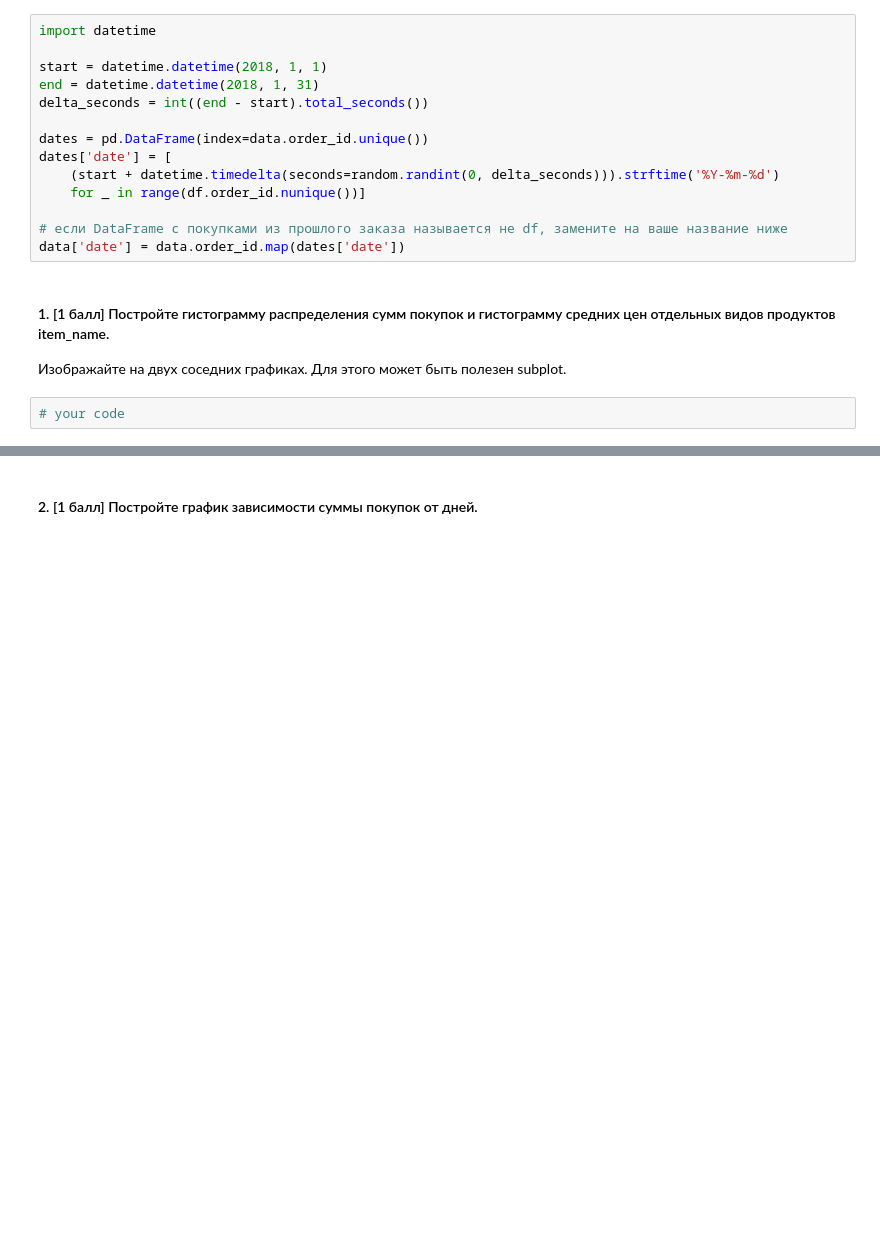
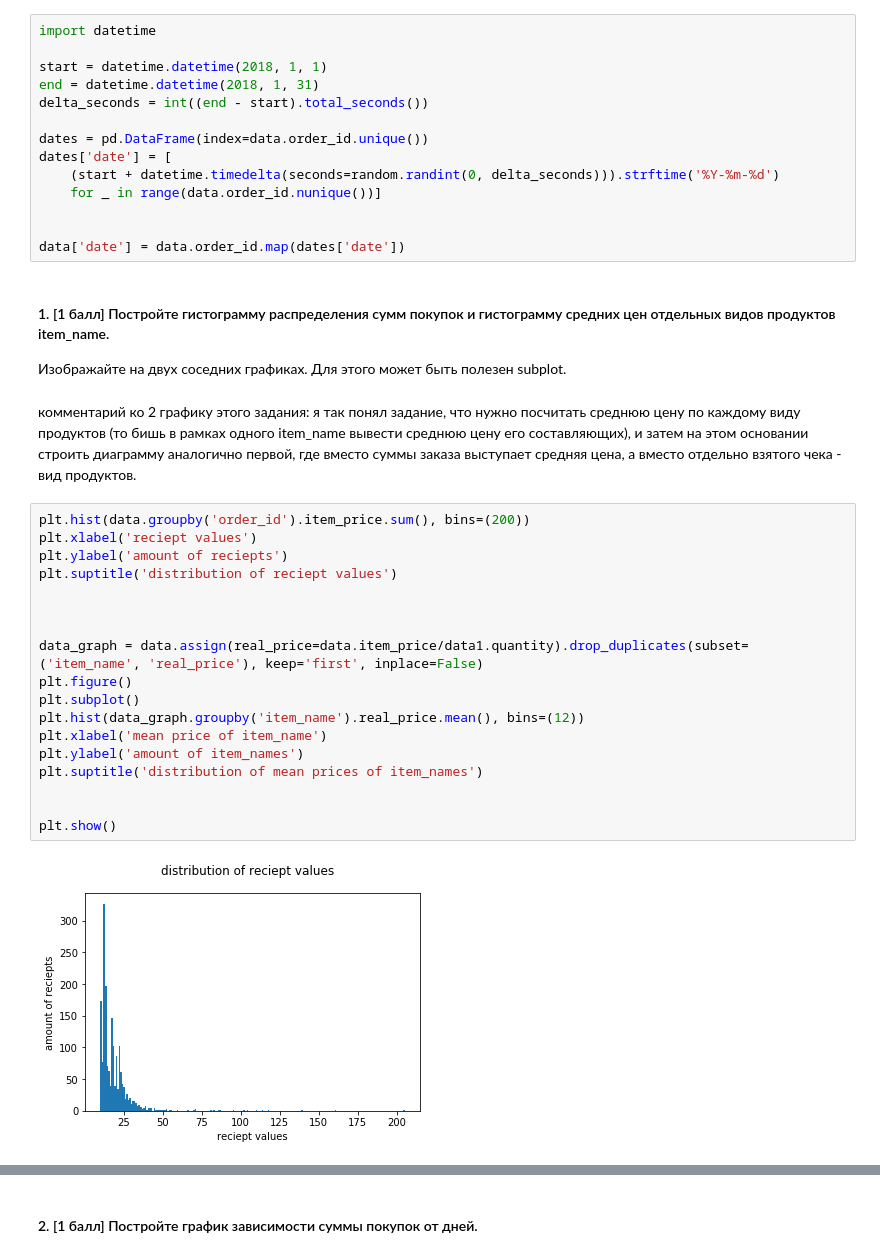
Before and after one commit to hse-mlearn/ha-01-vsukhomlin, a Jupyter notebook: GitHub-checkpoint.ipynb, the cells around one changed output, grey strips where cells are left out. Drawn from its saved outputs; the diff is of its cells as text; blank space fills up the shorter version.

```diff
--- a/GitHub-checkpoint.ipynb
+++ b/GitHub-checkpoint.ipynb
@@ -317,13 +317,33 @@ delta_seconds = int((end - start).total_seconds())
 dates = pd.DataFrame(index=data.order_id.unique())
 dates['date'] = [
     (start + datetime.timedelta(seconds=random.randint(0, delta_seconds))).strftime('%Y-%m-%d')
-    for _ in range(df.order_id.nunique())]
+    for _ in range(data.order_id.nunique())]
 
-# если DataFrame с покупками из прошлого заказа называется не df, замените на ваше название ниже
+
 data['date'] = data.order_id.map(dates['date'])
 # %% [markdown]
 #### 1. [1 балл] Постройте гистограмму распределения сумм покупок и гистограмму средних цен отдельных видов продуктов item_name.
 
 Изображайте на двух соседних графиках. Для этого может быть полезен subplot.
-# %%
-# your code
+# %% [markdown]
+комментарий ко 2 графику этого задания: я так понял задание, что нужно посчитать среднюю цену по каждому виду продуктов (то бишь в рамках одного item_name вывести среднюю цену его составляющих), и затем на этом основании строить диаграмму аналогично первой, где вместо суммы заказа выступает средняя цена, а вместо отдельно взятого чека - вид продуктов.
+# %%
+plt.hist(data.groupby('order_id').item_price.sum(), bins=(200))
+plt.xlabel('reciept values')
+plt.ylabel('amount of reciepts')
+plt.suptitle('distribution of reciept values')
+
+
+
+data_graph = data.assign(real_price=data.item_price/data1.quantity).drop_duplicates(subset=('item_name', 'real_price'), keep='first', inplace=False)
+plt.figure()
+plt.subplot()
+plt.hist(data_graph.groupby('item_name').real_price.mean(), bins=(12))
+plt.xlabel('mean price of item_name')
+plt.ylabel('amount of item_names')
+plt.suptitle('distribution of mean prices of item_names')
+
+
+plt.show()
+# %% [output]
+[figure, added]
```
Also changed, not shown: parts of 13 cells of this notebook.
